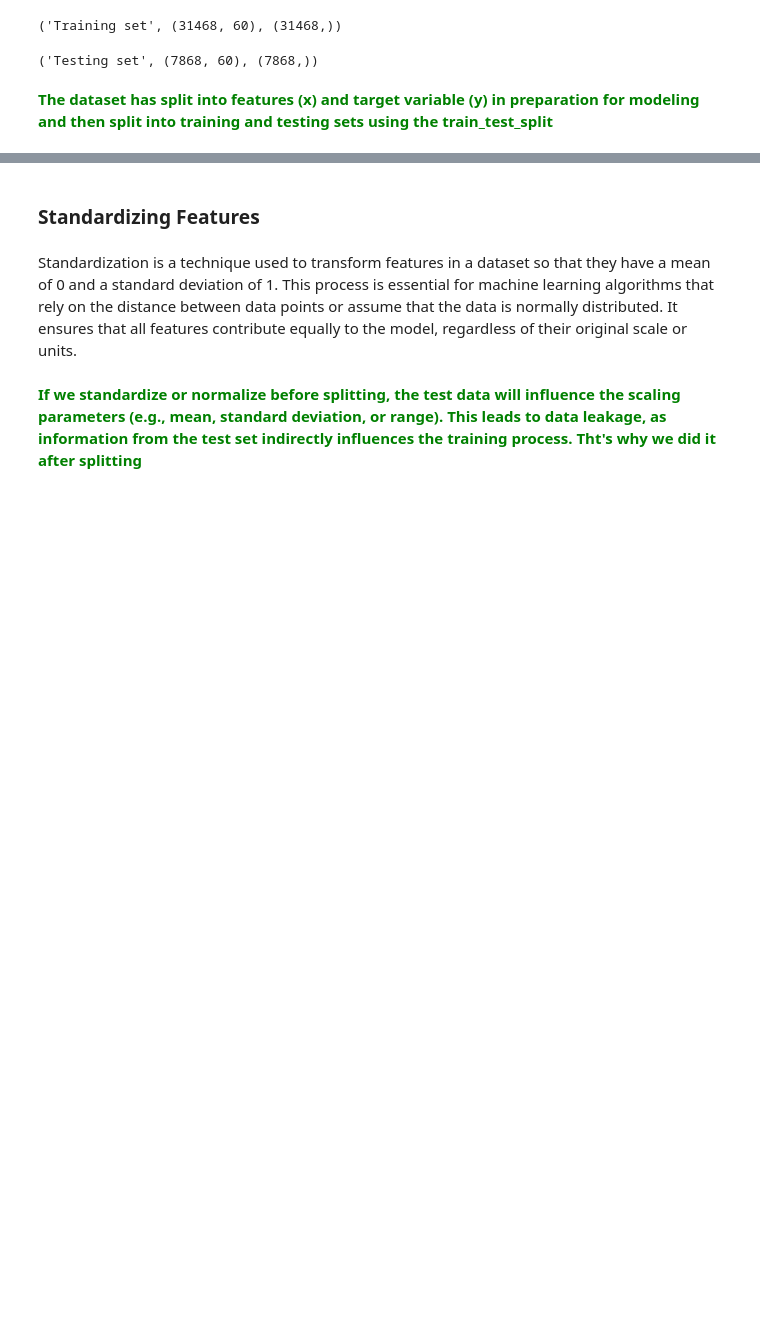
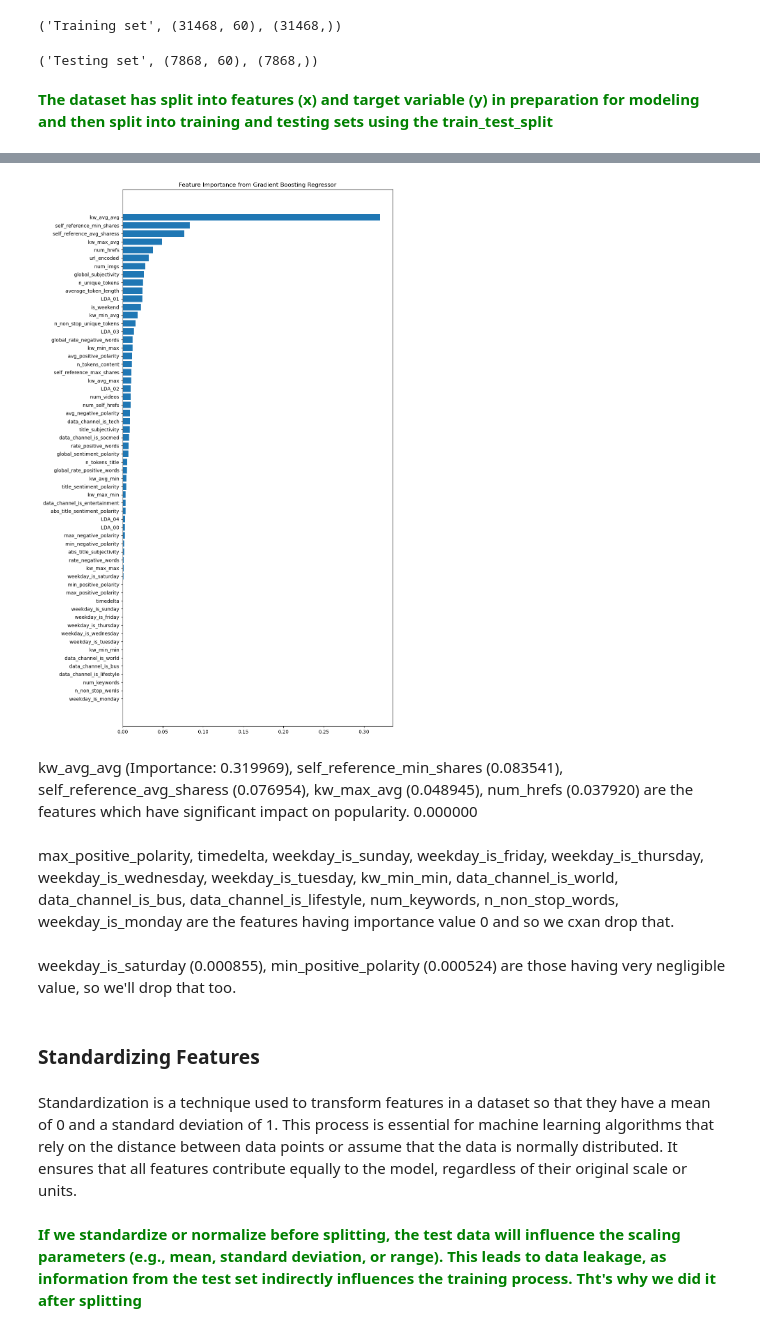
Before and after one commit to JONCYMARIAMJOHN/Online_news_popularity_prediction, a Jupyter notebook: Online_news_popularity.ipynb, the cells around one changed output, grey strips where cells are left out. Saved outputs shown, nothing was run; the diff lists cells and outputs as text; code cells hidden in the pictures; blank space fills up the shorter version.

Commit message:
Implmented Feature Importance analysis using Gradient Bossting regressor and made relative changes

```diff
--- a/Online_news_popularity.ipynb
+++ b/Online_news_popularity.ipynb
@@ -147,3 +147,6 @@ df.duplicated().sum() #Checking whether duplicated rows presents in the dataset
 <font color="green">**As there is no duplicated rows exists, no need to handle it!!**</font>
 # %% [markdown]
 ### Rename columns
+# %%
+df.columns = df.columns.str.strip() # Renaming column for ease of further analysis
+df.columns
@@ -489,5 +450,3 @@ plt.show()
-# %%
-df.drop([' timedelta', 'url_encoded', ' n_non_stop_words'], axis=1, inplace=True)
 # %% [markdown]
 # Preparing Data for Model: Splitting Features and Target Variable
 # %% [markdown]
@@ -509,0 +477,14 @@ x_train, x_test, y_train, y_test = train_test_split(x, y, test_size=0.2, random_
+# %%
+# Fitting Gradient Boosting Regressor to the dataset
+regressor = GradientBoostingRegressor(random_state=42)
+
+# Fit the regressor with x and y data
+regressor.fit(x_train, y_train)
+
+importances = regressor.feature_importances_
+feature_names = x.columns
+
+feature_importances = pd.DataFrame({'Feature' : feature_names, 'Importance': importances})
+feature_importances = feature_importances.sort_values(by='Importance', ascending=False )
+
+print("Feature Importances:\n", feature_importances)
@@ -509,0 +509,15 @@ x_train, x_test, y_train, y_test = train_test_split(x, y, test_size=0.2, random_
+# %%
+# Plot feature importance
+plt.figure(figsize=(10, 20))
+plt.barh(feature_importances['Feature'], feature_importances['Importance'])
+plt.title('Feature Importance from Gradient Boosting Regressor')
+plt.gca().invert_yaxis()
+plt.show()
+# %% [output]
+[figure, added]
+# %% [markdown]
+kw_avg_avg (Importance: 0.319969), self_reference_min_shares (0.083541), self_reference_avg_sharess (0.076954), kw_max_avg (0.048945), num_hrefs (0.037920) are the features which have significant impact on popularity.   0.000000
+# %% [markdown]
+max_positive_polarity, timedelta, weekday_is_sunday, weekday_is_friday, weekday_is_thursday, weekday_is_wednesday, weekday_is_tuesday, kw_min_min, data_channel_is_world, data_channel_is_bus, data_channel_is_lifestyle, num_keywords, n_non_stop_words, weekday_is_monday are the features having importance value 0 and so we cxan drop that.
+# %% [markdown]
+weekday_is_saturday (0.000855), min_positive_polarity (0.000524) are those having very negligible value, so we'll drop that too.
```
Also changed, not shown: parts of 40 cells of this notebook.
